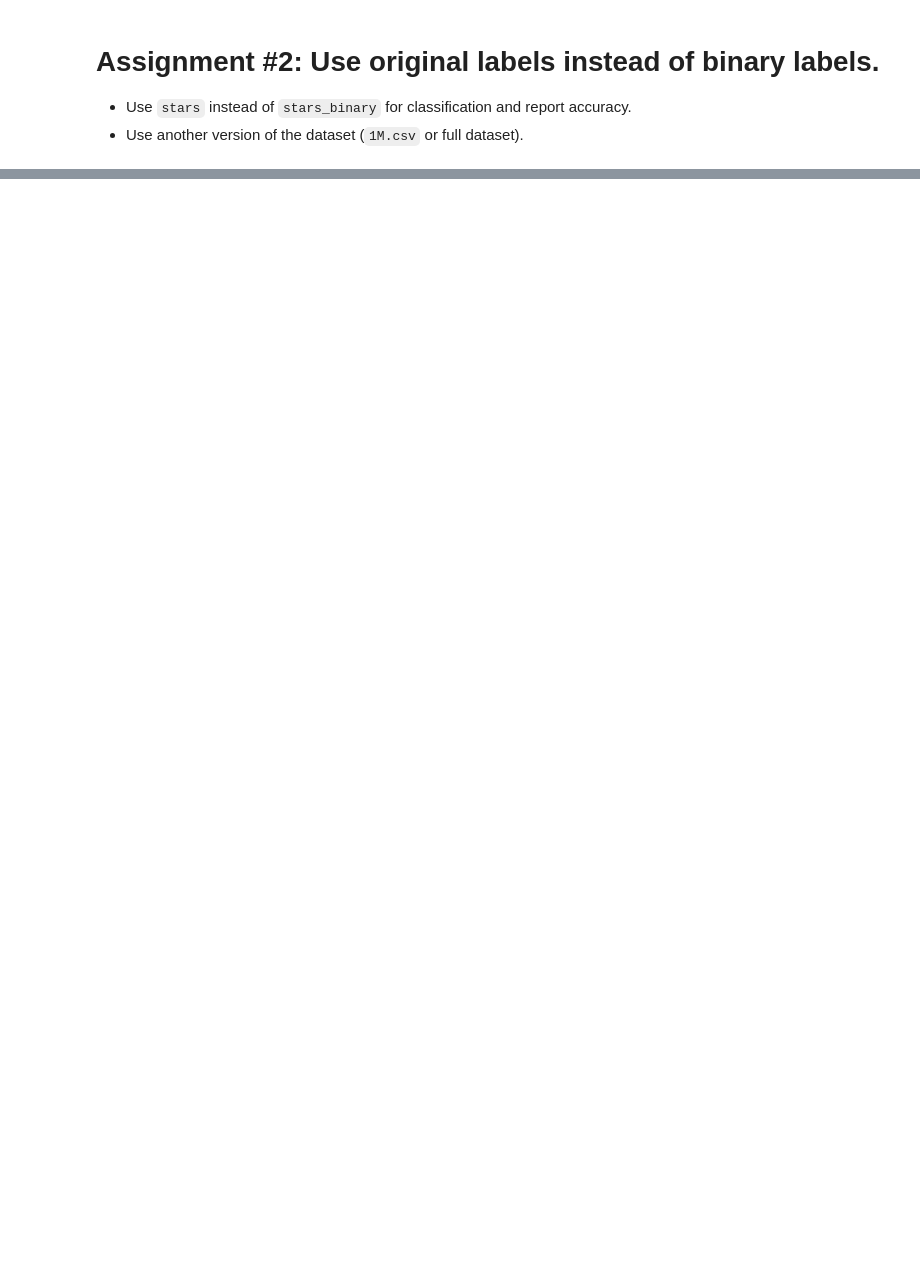
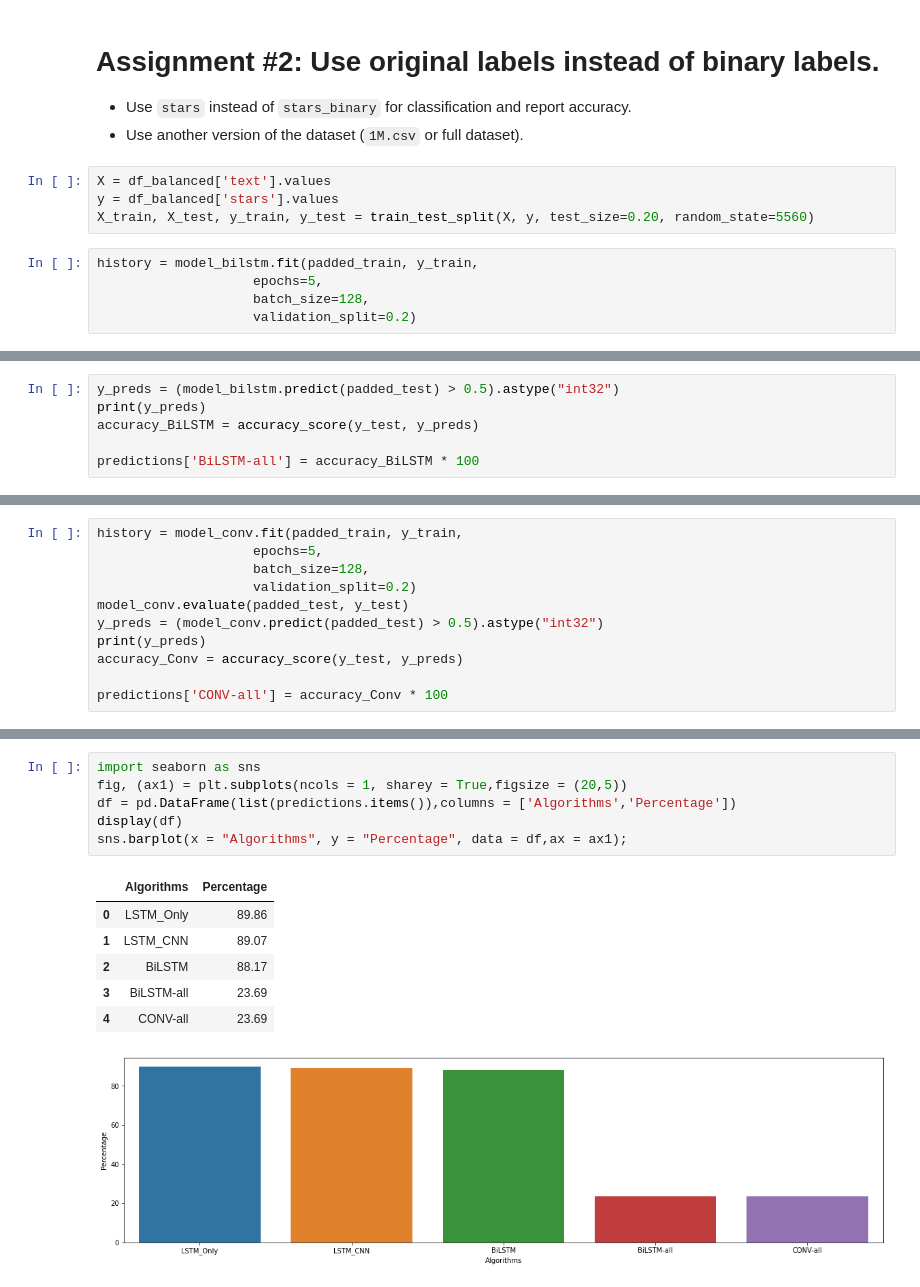
Before and after one commit to dinesh-umkc/kdm, a Jupyter notebook: ICP_8_Yelp_Review_Classification_with_LSTM_RNN_and_RCNN.ipynb, the cells around one changed output, grey strips where cells are left out. Cells and saved outputs as stored; diff of their text form; blank space fills up the shorter version.

```diff
--- a/ICP_8_Yelp_Review_Classification_with_LSTM_RNN_and_RCNN.ipynb
+++ b/ICP_8_Yelp_Review_Classification_with_LSTM_RNN_and_RCNN.ipynb
@@ -495,3 +493,12 @@ sns.barplot(x = "Algorithms", y = "Percentage", data = df,ax = ax1);
 
 * Use `stars` instead of `stars_binary` for classification and report accuracy.
 * Use another version of the dataset (`1M.csv` or full dataset).
+# %%
+X = df_balanced['text'].values
+y = df_balanced['stars'].values
+X_train, X_test, y_train, y_test = train_test_split(X, y, test_size=0.20, random_state=5560)
+# %%
+history = model_bilstm.fit(padded_train, y_train,
+                    epochs=5,
+                    batch_size=128,
+                    validation_split=0.2)
@@ -497,0 +521,6 @@ sns.barplot(x = "Algorithms", y = "Percentage", data = df,ax = ax1);
+# %%
+y_preds = (model_bilstm.predict(padded_test) > 0.5).astype("int32")
+print(y_preds)
+accuracy_BiLSTM = accuracy_score(y_test, y_preds)
+
+predictions['BiLSTM-all'] = accuracy_BiLSTM * 100
@@ -497,0 +536,11 @@ sns.barplot(x = "Algorithms", y = "Percentage", data = df,ax = ax1);
+# %%
+history = model_conv.fit(padded_train, y_train,
+                    epochs=5,
+                    batch_size=128,
+                    validation_split=0.2)
+model_conv.evaluate(padded_test, y_test)
+y_preds = (model_conv.predict(padded_test) > 0.5).astype("int32")
+print(y_preds)
+accuracy_Conv = accuracy_score(y_test, y_preds)
+
+predictions['CONV-all'] = accuracy_Conv * 100
@@ -497,0 +567,14 @@ sns.barplot(x = "Algorithms", y = "Percentage", data = df,ax = ax1);
+# %%
+import seaborn as sns
+fig, (ax1) = plt.subplots(ncols = 1, sharey = True,figsize = (20,5))
+df = pd.DataFrame(list(predictions.items()),columns = ['Algorithms','Percentage'])
+display(df)
+sns.barplot(x = "Algorithms", y = "Percentage", data = df,ax = ax1);
+# %% [output]
+|  | Algorithms | Percentage |
+| 0 | LSTM_Only | 89.86 |
+| 1 | LSTM_CNN | 89.07 |
+| 2 | BiLSTM | 88.17 |
+| 3 | BiLSTM-all | 23.69 |
+| 4 | CONV-all | 23.69 |
+[figure, added]
```
Also changed, not shown: parts of 19 cells of this notebook.
